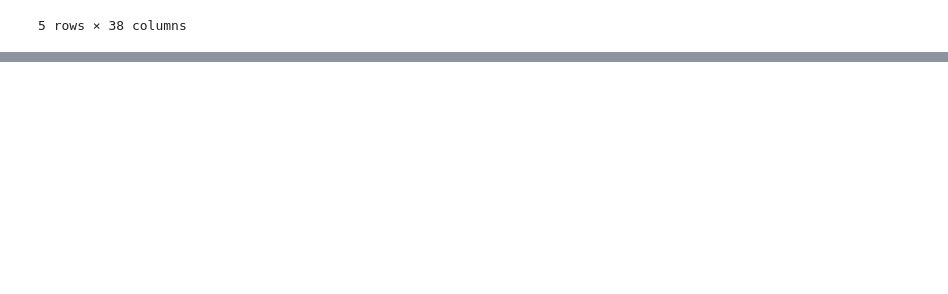
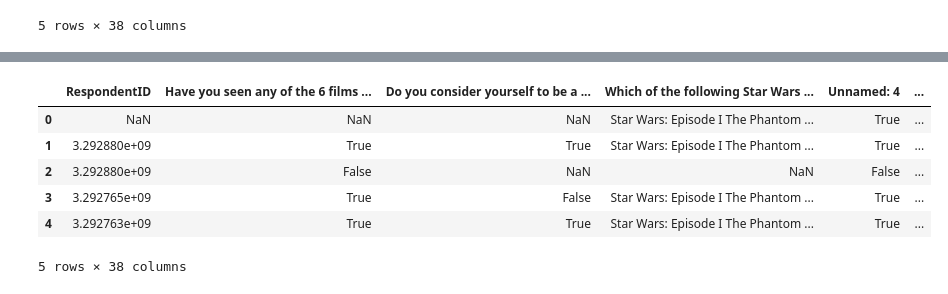
Before and after one commit to jackren0000/Star-Wars-Survey, a Jupyter notebook: main.ipynb, the cells around one changed output, grey strips where cells are left out. Cells and saved outputs as stored; diff of their text form; code cells hidden in the pictures; blank space fills up the shorter version.

Commit message:
Update data preprocessing for 'yes or no' columns, 'one-hot encoding' columns.

```diff
--- a/main.ipynb
+++ b/main.ipynb
@@ -165,0 +192,15 @@ df.head()
+# %%
+# convert the 'Unnamed' columns to boolean values
+for col in df.columns:
+    if col.startswith('Unnamed'):
+        df[col] = df[col].notna()
+# %%
+df.head()
+# %% [output]
+|  | RespondentID | Have you seen any of the 6 films ... | Do you consider yourself to be a ... | Which of the following Star Wars ... | Unnamed: 4 | ... |
+| 0 | NaN | NaN | NaN | Star Wars: Episode I The Phantom ... | True | ... |
+| 1 | 3.292880e+09 | True | True | Star Wars: Episode I The Phantom ... | True | ... |
+| 2 | 3.292880e+09 | False | NaN | NaN | False | ... |
+| 3 | 3.292765e+09 | True | False | Star Wars: Episode I The Phantom ... | True | ... |
+| 4 | 3.292763e+09 | True | True | Star Wars: Episode I The Phantom ... | True | ... |
+5 rows × 38 columns
```
Also changed, not shown: parts of 5 cells of this notebook.
